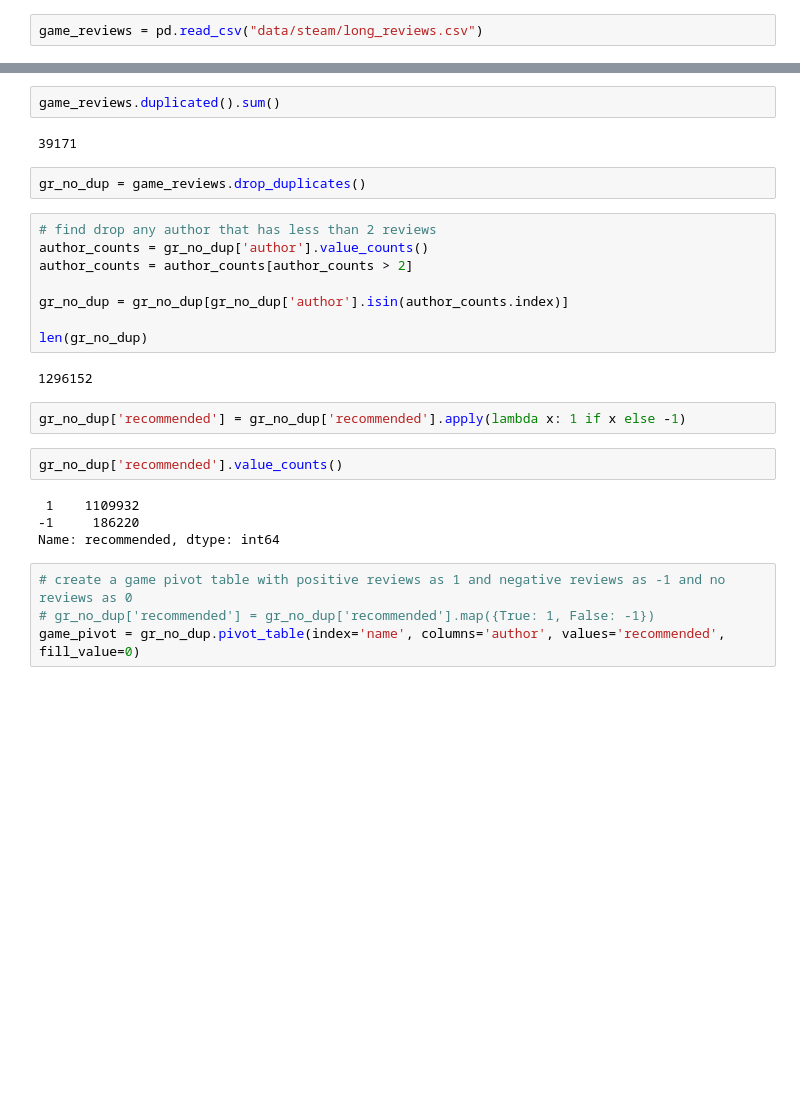
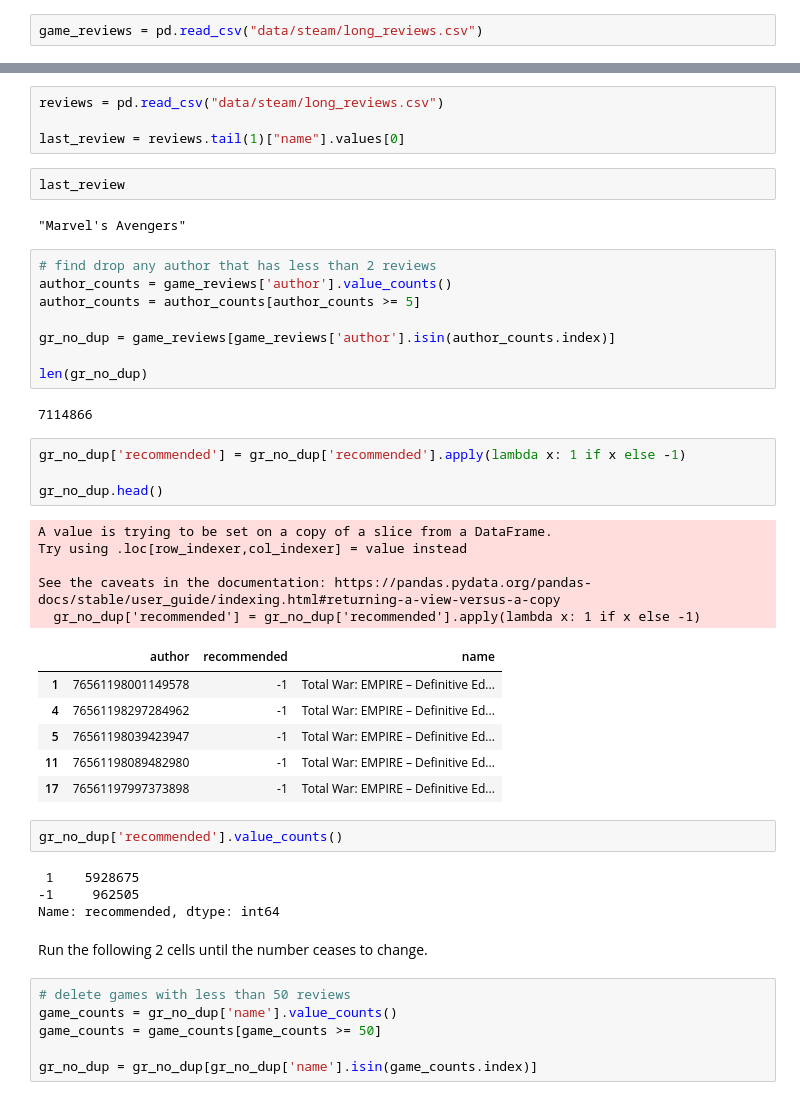
Before and after one commit to professav/Project-2, a Jupyter notebook: steam.ipynb, the cells around one changed output, grey strips where cells are left out. Saved outputs shown, nothing was run; the diff lists cells and outputs as text; blank space fills up the shorter version.

```diff
--- a/steam.ipynb
+++ b/steam.ipynb
@@ -203,28 +233,48 @@ print(np.shape(game_reviews))
-# %%
-game_reviews.duplicated().sum()
-# %% [output]
-39171
-# %%
-gr_no_dup = game_reviews.drop_duplicates()
+# %%
+reviews = pd.read_csv("data/steam/long_reviews.csv")
+
+last_review = reviews.tail(1)["name"].values[0]
+# %%
+last_review
+# %% [output]
+"Marvel's Avengers"
 # %%
 # find drop any author that has less than 2 reviews
-author_counts = gr_no_dup['author'].value_counts()
-author_counts = author_counts[author_counts > 2]
+author_counts = game_reviews['author'].value_counts()
+author_counts = author_counts[author_counts >= 5]
 
-gr_no_dup = gr_no_dup[gr_no_dup['author'].isin(author_counts.index)]
+gr_no_dup = game_reviews[game_reviews['author'].isin(author_counts.index)]
 
 len(gr_no_dup)
 # %% [output]
-1296152
+7114866
 # %%
 gr_no_dup['recommended'] = gr_no_dup['recommended'].apply(lambda x: 1 if x else -1)
+
+gr_no_dup.head()
+# %% [output]
+A value is trying to be set on a copy of a slice from a DataFrame.
+Try using .loc[row_indexer,col_indexer] = value instead
+
+See the caveats in the documentation: https://pandas.pydata.org/pandas-docs/stable/user_guide/indexing.html#returning-a-view-versus-a-copy
+  gr_no_dup['recommended'] = gr_no_dup['recommended'].apply(lambda x: 1 if x else -1)
+|  | author | recommended | name |
+| 1 | 76561198001149578 | -1 | Total War: EMPIRE – Definitive Ed... |
+| 4 | 76561198297284962 | -1 | Total War: EMPIRE – Definitive Ed... |
+| 5 | 76561198039423947 | -1 | Total War: EMPIRE – Definitive Ed... |
+| 11 | 76561198089482980 | -1 | Total War: EMPIRE – Definitive Ed... |
+| 17 | 76561197997373898 | -1 | Total War: EMPIRE – Definitive Ed... |
 # %%
 gr_no_dup['recommended'].value_counts()
 # %% [output]
- 1    1109932
--1     186220
+ 1    5928675
+-1     962505
 Name: recommended, dtype: int64
-# %%
-# create a game pivot table with positive reviews as 1 and negative reviews as -1 and no reviews as 0
-# gr_no_dup['recommended'] = gr_no_dup['recommended'].map({True: 1, False: -1})
-game_pivot = gr_no_dup.pivot_table(index='name', columns='author', values='recommended', fill_value=0)
+# %% [markdown]
+Run the following 2 cells until the number ceases to change.
+# %%
+# delete games with less than 50 reviews
+game_counts = gr_no_dup['name'].value_counts()
+game_counts = game_counts[game_counts >= 50]
+
+gr_no_dup = gr_no_dup[gr_no_dup['name'].isin(game_counts.index)]
```
Also changed, not shown: parts of 45 cells of this notebook, 7 other files.
